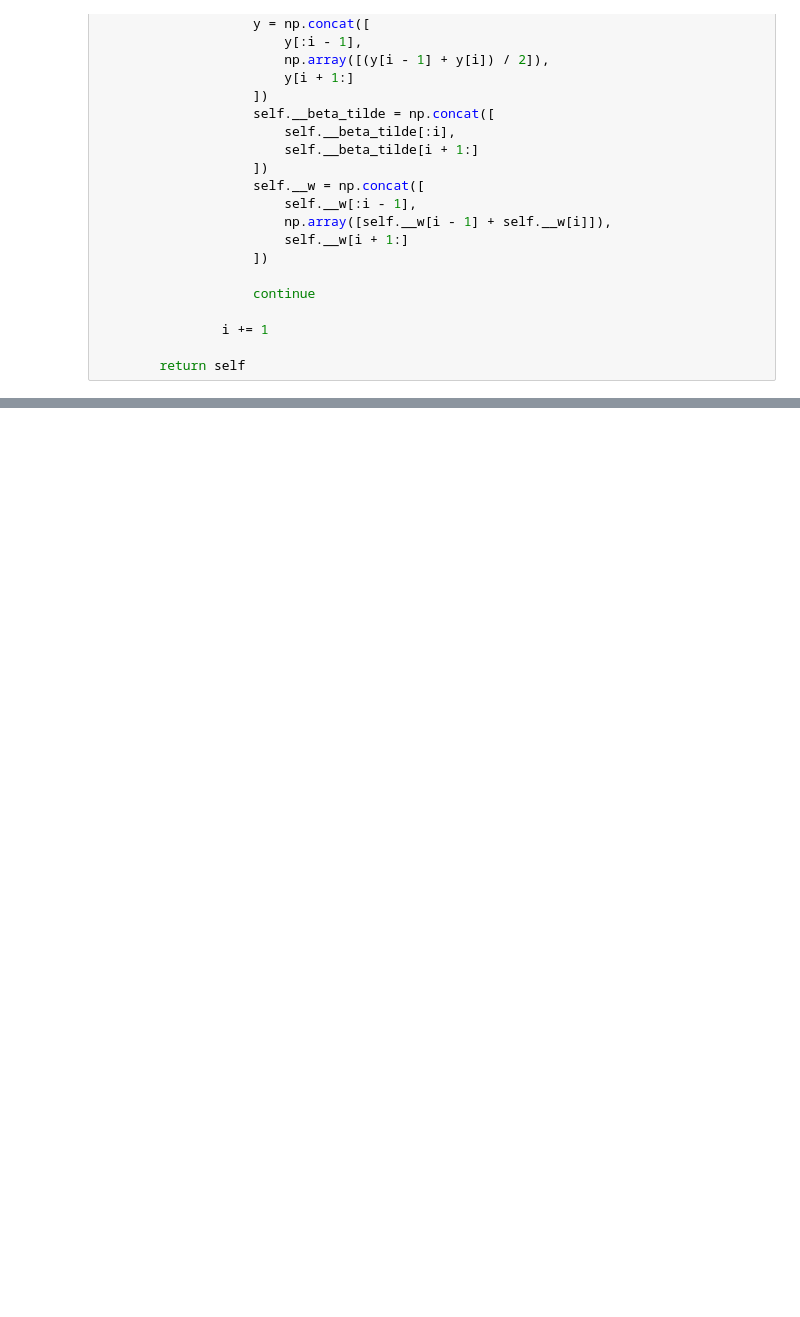
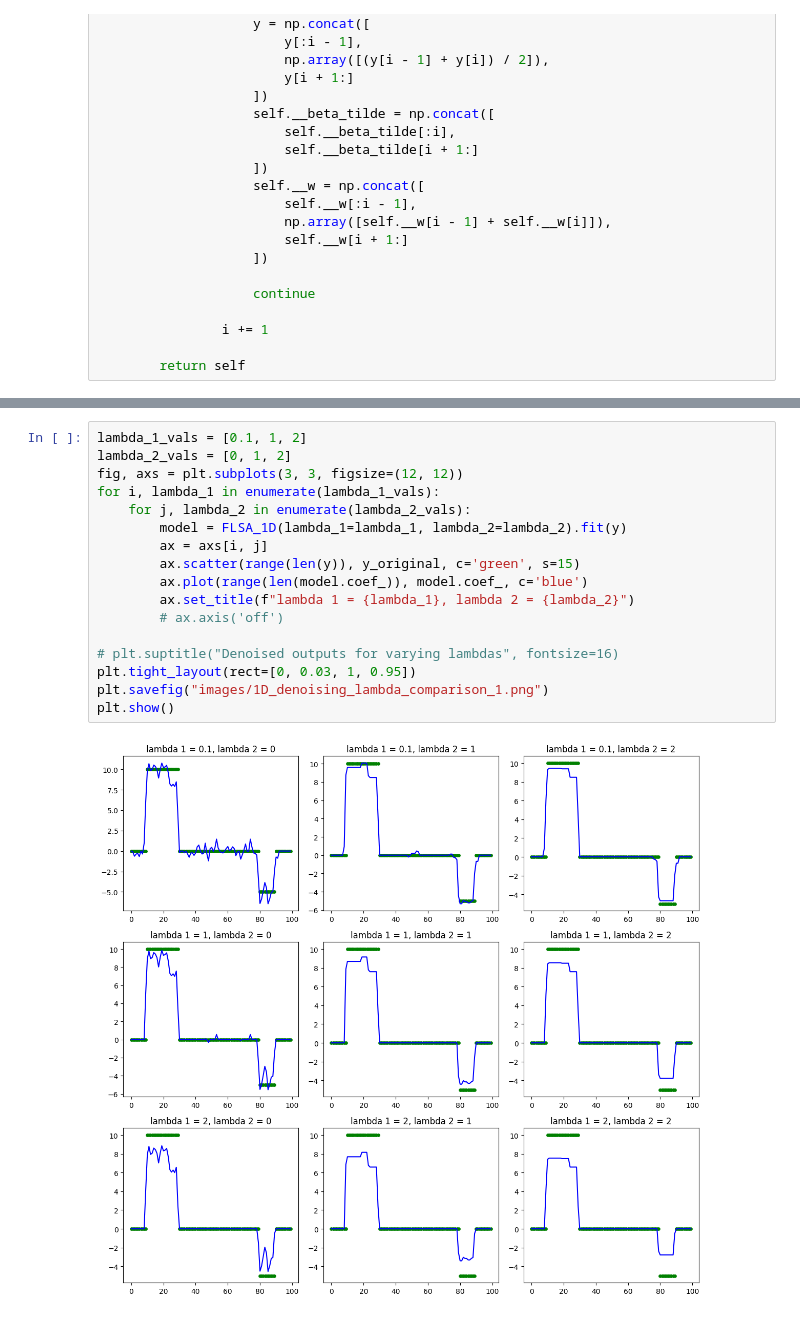
Before and after one commit to legczylin-michal/fused-lasso, a Jupyter notebook: FLSA_1D.ipynb, the cells around one changed output, grey strips where cells are left out. Drawn from its saved outputs; the diff is of its cells as text; blank space fills up the shorter version.

Commit message:
FLSA_1D and FLSA_2D experiments 	modified:   FLSA_1D.ipynb 	modified:   FLSA_2D.ipynb

```diff
--- a/FLSA_1D.ipynb
+++ b/FLSA_1D.ipynb
@@ -150 +165,20 @@ plt.scatter(range(len(y)), y)
+# %%
+lambda_1_vals = [0.1, 1, 2]
+lambda_2_vals = [0, 1, 2]
+fig, axs = plt.subplots(3, 3, figsize=(12, 12))
+for i, lambda_1 in enumerate(lambda_1_vals):
+    for j, lambda_2 in enumerate(lambda_2_vals):
+        model = FLSA_1D(lambda_1=lambda_1, lambda_2=lambda_2).fit(y)
+        ax = axs[i, j]
+        ax.scatter(range(len(y)), y_original, c='green', s=15)
+        ax.plot(range(len(model.coef_)), model.coef_, c='blue')
+        ax.set_title(f"lambda 1 = {lambda_1}, lambda 2 = {lambda_2}")
+        # ax.axis('off')
+
+# plt.suptitle("Denoised outputs for varying lambdas", fontsize=16)
+plt.tight_layout(rect=[0, 0.03, 1, 0.95])
+plt.savefig("images/1D_denoising_lambda_comparison_1.png")
+plt.show()
+# %% [output]
+[figure, added]
 # %%
```
Also changed, not shown: parts of 5 cells of this notebook, 1 other file.
